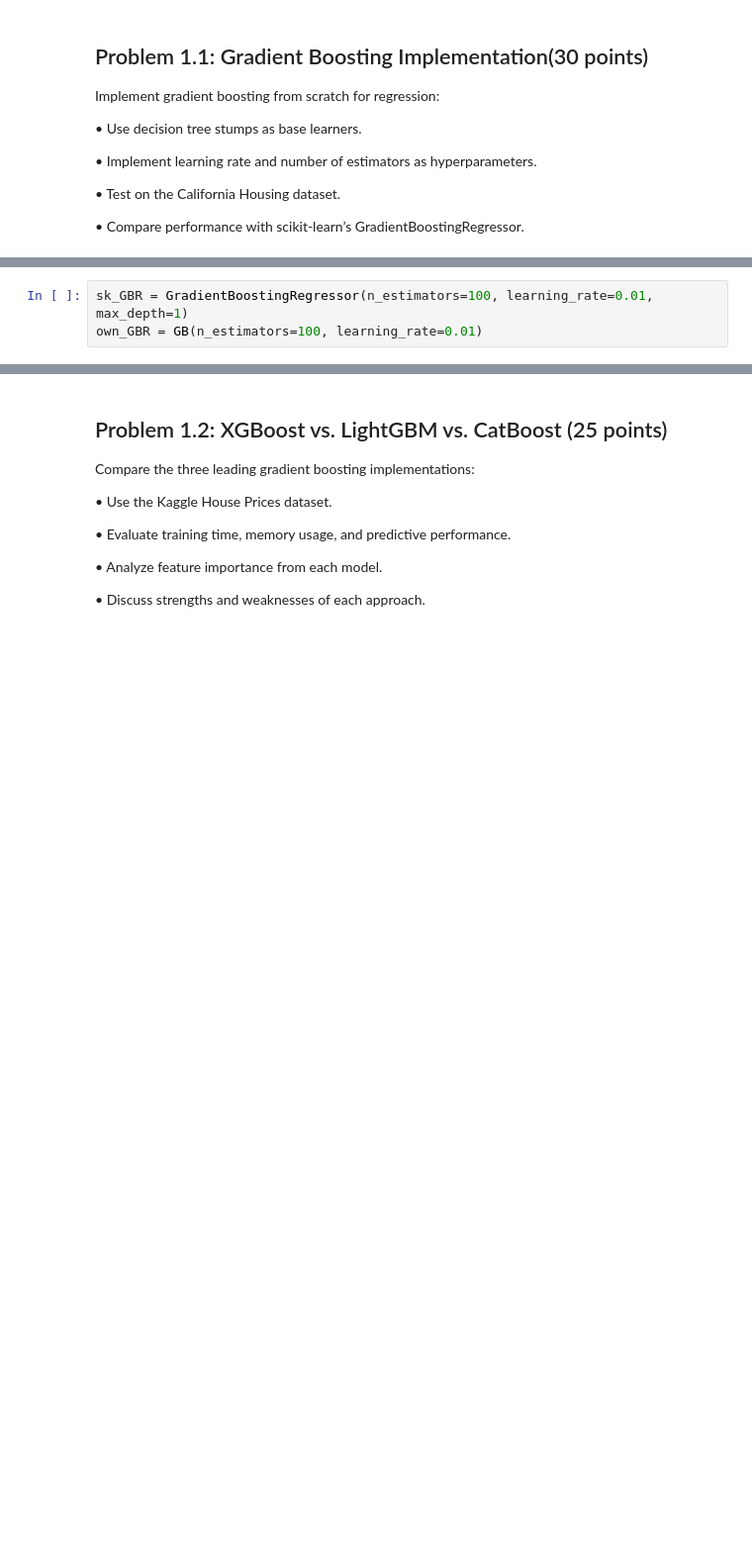
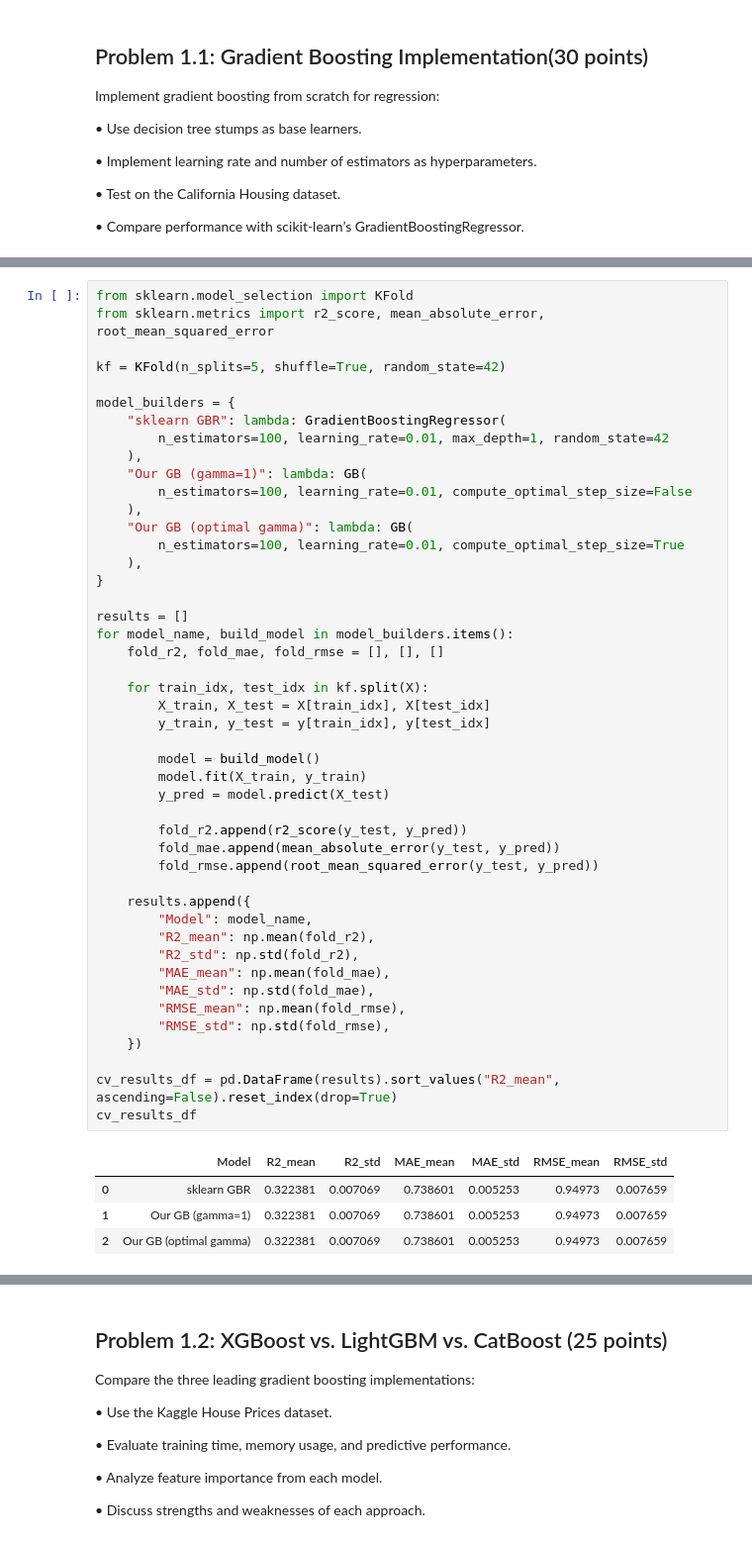
Before and after one commit to tomaszsrebniak/ML_for_data_analytics, a Jupyter notebook: Assignment1/List1.ipynb, the cells around one changed output, grey strips where cells are left out. Shown at 99% size. Drawn from its saved outputs; the diff is of its cells as text; blank space fills up the shorter version.

```diff
--- a/Assignment1/List1.ipynb
+++ b/Assignment1/List1.ipynb
@@ -107,3 +195,51 @@ data.dropna().shape
 # %%
-sk_GBR = GradientBoostingRegressor(n_estimators=100, learning_rate=0.01, max_depth=1)
-own_GBR = GB(n_estimators=100, learning_rate=0.01)
+from sklearn.model_selection import KFold
+from sklearn.metrics import r2_score, mean_absolute_error, root_mean_squared_error
+
+kf = KFold(n_splits=5, shuffle=True, random_state=42)
+
+model_builders = {
+    "sklearn GBR": lambda: GradientBoostingRegressor(
+        n_estimators=100, learning_rate=0.01, max_depth=1, random_state=42
+    ),
+    "Our GB (gamma=1)": lambda: GB(
+        n_estimators=100, learning_rate=0.01, compute_optimal_step_size=False
+    ),
+    "Our GB (optimal gamma)": lambda: GB(
+        n_estimators=100, learning_rate=0.01, compute_optimal_step_size=True
+    ),
+}
+
+results = []
+for model_name, build_model in model_builders.items():
+    fold_r2, fold_mae, fold_rmse = [], [], []
+
+    for train_idx, test_idx in kf.split(X):
+        X_train, X_test = X[train_idx], X[test_idx]
+        y_train, y_test = y[train_idx], y[test_idx]
+
+        model = build_model()
+        model.fit(X_train, y_train)
+        y_pred = model.predict(X_test)
+
+        fold_r2.append(r2_score(y_test, y_pred))
+        fold_mae.append(mean_absolute_error(y_test, y_pred))
+        fold_rmse.append(root_mean_squared_error(y_test, y_pred))
+
+    results.append({
+        "Model": model_name,
+        "R2_mean": np.mean(fold_r2),
+        "R2_std": np.std(fold_r2),
+        "MAE_mean": np.mean(fold_mae),
+        "MAE_std": np.std(fold_mae),
+        "RMSE_mean": np.mean(fold_rmse),
+        "RMSE_std": np.std(fold_rmse),
+    })
+
+cv_results_df = pd.DataFrame(results).sort_values("R2_mean", ascending=False).reset_index(drop=True)
+cv_results_df
+# %% [output]
+|  | Model | R2_mean | R2_std | MAE_mean | MAE_std | RMSE_mean | RMSE_std |
+| 0 | sklearn GBR | 0.322381 | 0.007069 | 0.738601 | 0.005253 | 0.94973 | 0.007659 |
+| 1 | Our GB (gamma=1) | 0.322381 | 0.007069 | 0.738601 | 0.005253 | 0.94973 | 0.007659 |
+| 2 | Our GB (optimal gamma) | 0.322381 | 0.007069 | 0.738601 | 0.005253 | 0.94973 | 0.007659 |
```
Also changed, not shown: parts of 20 cells of this notebook.
